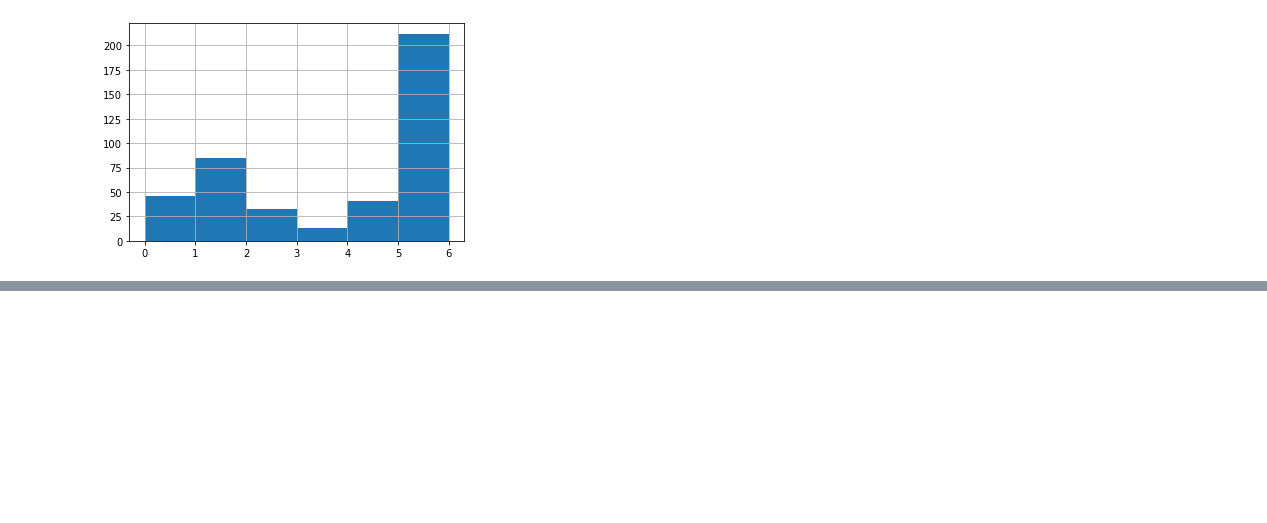
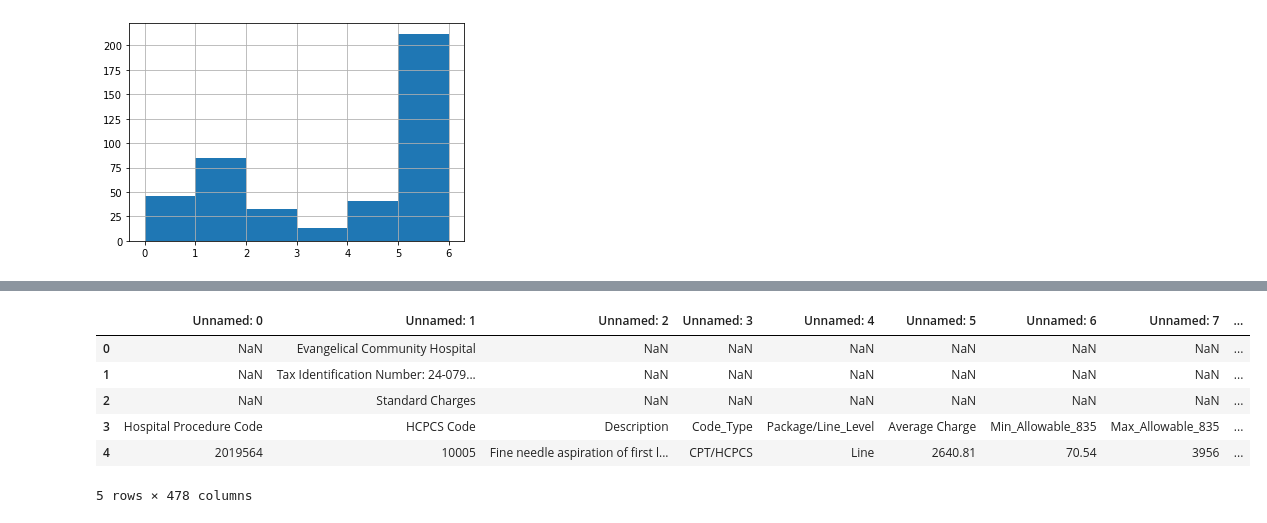
Before and after one commit to dolthub/data-analysis, a Jupyter notebook: hospital_price_tranparency/cdm-compliance.ipynb, the cells around one changed output, grey strips where cells are left out. Drawn from its saved outputs; the diff is of its cells as text; code cells hidden in the pictures; blank space fills up the shorter version.

```diff
--- a/hospital_price_tranparency/cdm-compliance.ipynb
+++ b/hospital_price_tranparency/cdm-compliance.ipynb
@@ -574,0 +605,5 @@ alt.Chart(source).mark_bar().transform_joinaggregate(
+# %%
+%%time
+
+pd.read_excel('test.xlsx').head()
+# %% [output]
@@ -574,0 +612,7 @@ alt.Chart(source).mark_bar().transform_joinaggregate(
+|  | Unnamed: 0 | Unnamed: 1 | Unnamed: 2 | Unnamed: 3 | Unnamed: 4 | Unnamed: 5 | Unnamed: 6 | Unnamed: 7 | ... |
+| 0 | NaN | Evangelical Community Hospital | NaN | NaN | NaN | NaN | NaN | NaN | ... |
+| 1 | NaN | Tax Identification Number: 24-079... | NaN | NaN | NaN | NaN | NaN | NaN | ... |
+| 2 | NaN | Standard Charges | NaN | NaN | NaN | NaN | NaN | NaN | ... |
+| 3 | Hospital Procedure Code | HCPCS Code | Description | Code_Type | Package/Line_Level | Average Charge | Min_Allowable_835 | Max_Allowable_835 | ... |
+| 4 | 2019564 | 10005 | Fine needle aspiration of first l... | CPT/HCPCS | Line | 2640.81 | 70.54 | 3956 | ... |
+5 rows × 478 columns
```
Also changed, not shown: parts of 13 cells of this notebook.
